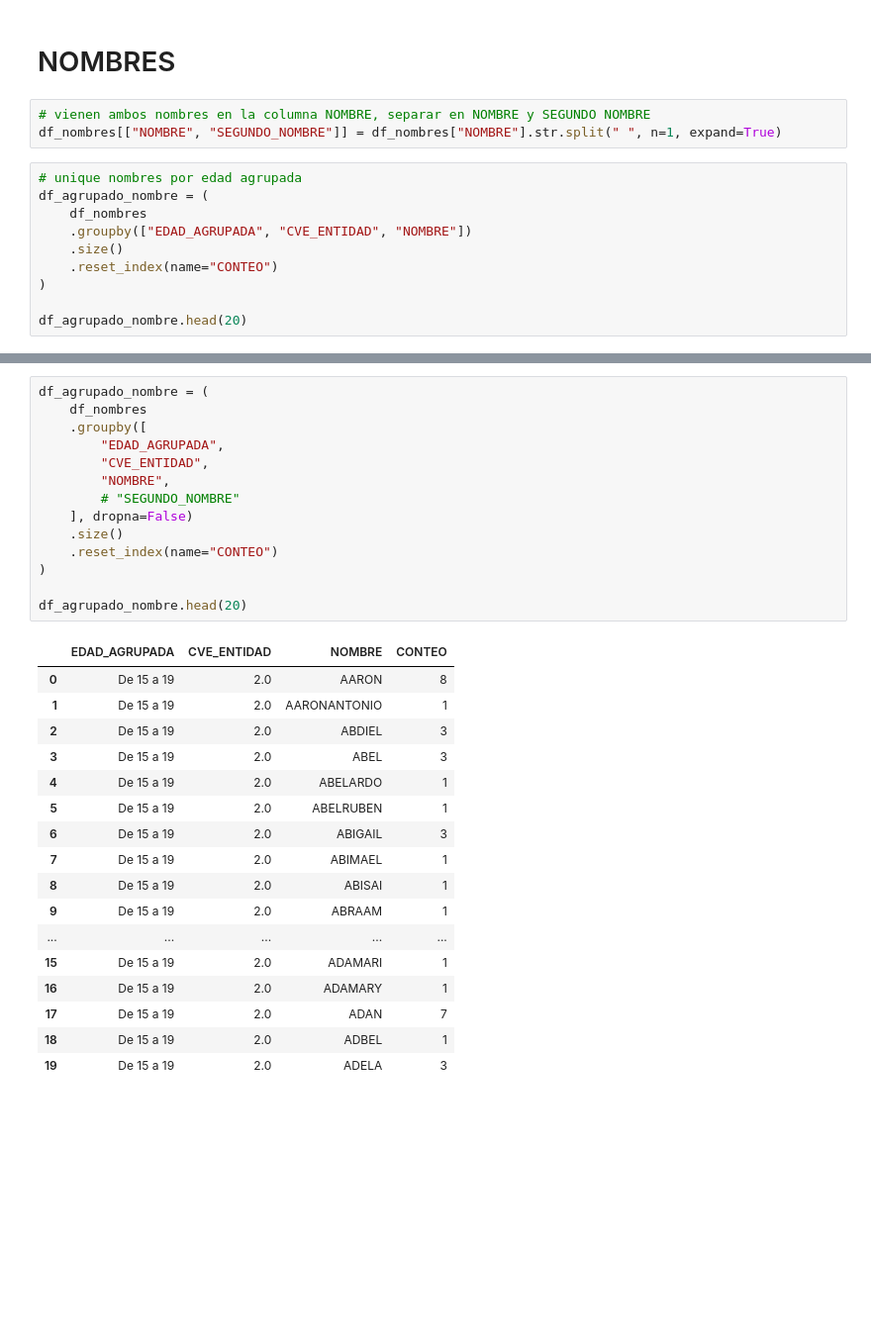
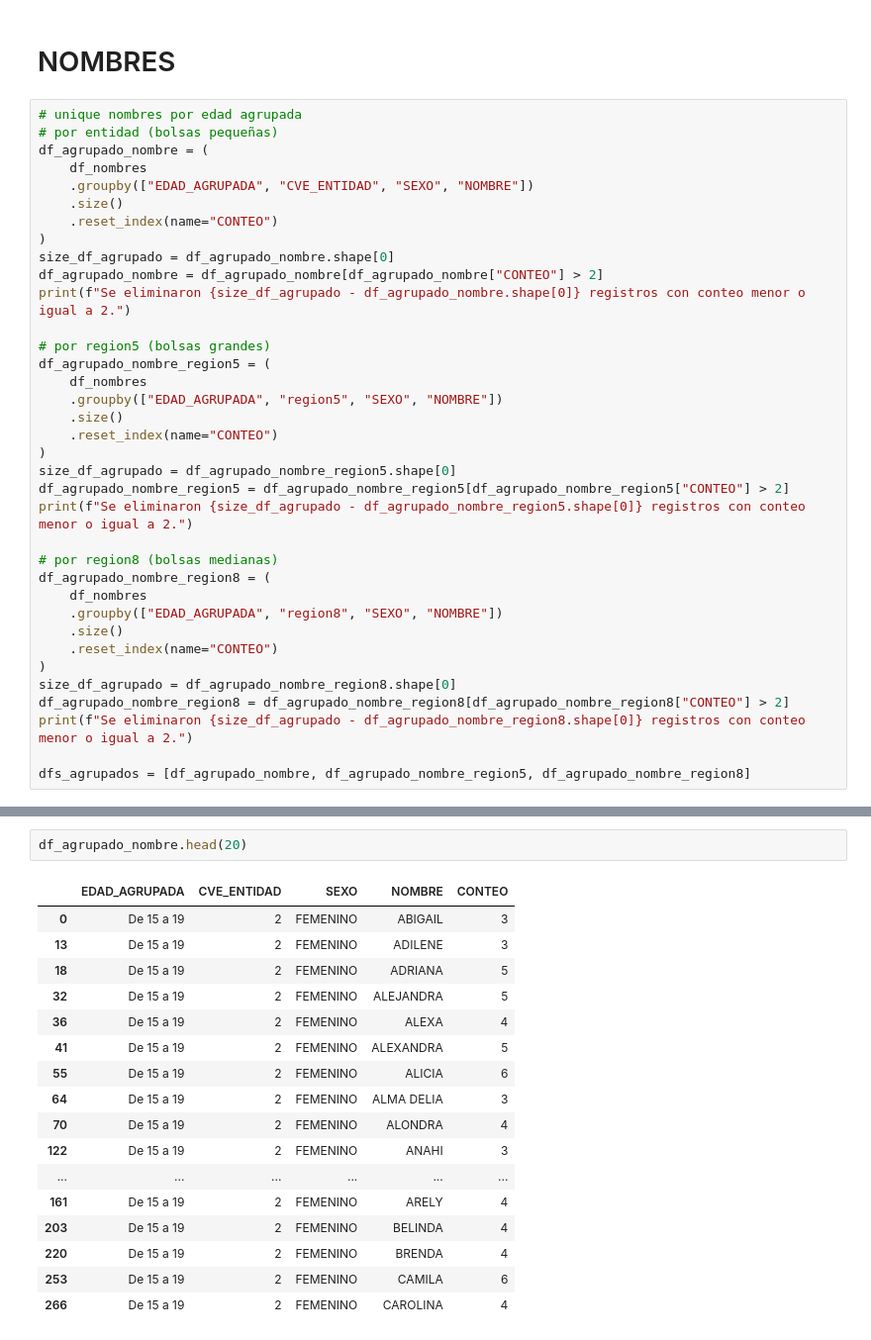
Before and after one commit to Daegas/datos_semisinteticos, a Jupyter notebook: notebooks/nombres.ipynb, the cells around one changed output, grey strips where cells are left out. Shown at 99% size. Drawn from its saved outputs; the diff is of its cells as text; blank space fills up the shorter version.

Commit message:
finish first draft of edr+names

```diff
--- a/notebooks/nombres.ipynb
+++ b/notebooks/nombres.ipynb
@@ -123,16 +165,39 @@ df_nombres.head()
 # %% [markdown]
 # NOMBRES
-# %%
-# vienen ambos nombres en la columna NOMBRE, separar en NOMBRE y SEGUNDO NOMBRE
-df_nombres[["NOMBRE", "SEGUNDO_NOMBRE"]] = df_nombres["NOMBRE"].str.split(" ", n=1, expand=True)
 # %%
 # unique nombres por edad agrupada
+# por entidad (bolsas pequeñas)
 df_agrupado_nombre = (
     df_nombres
-    .groupby(["EDAD_AGRUPADA", "CVE_ENTIDAD", "NOMBRE"])
+    .groupby(["EDAD_AGRUPADA", "CVE_ENTIDAD", "SEXO", "NOMBRE"])
     .size()
     .reset_index(name="CONTEO")
 )
+size_df_agrupado = df_agrupado_nombre.shape[0]
+df_agrupado_nombre = df_agrupado_nombre[df_agrupado_nombre["CONTEO"] > 2]
+print(f"Se eliminaron {size_df_agrupado - df_agrupado_nombre.shape[0]} registros con conteo menor o igual a 2.")
 
-df_agrupado_nombre.head(20)
+# por region5 (bolsas grandes)
+df_agrupado_nombre_region5 = (
+    df_nombres
+    .groupby(["EDAD_AGRUPADA", "region5", "SEXO", "NOMBRE"])
+    .size()
+    .reset_index(name="CONTEO")
+)
+size_df_agrupado = df_agrupado_nombre_region5.shape[0]
+df_agrupado_nombre_region5 = df_agrupado_nombre_region5[df_agrupado_nombre_region5["CONTEO"] > 2]
+print(f"Se eliminaron {size_df_agrupado - df_agrupado_nombre_region5.shape[0]} registros con conteo menor o igual a 2.")
+
+# por region8 (bolsas medianas)
+df_agrupado_nombre_region8 = (
+    df_nombres
+    .groupby(["EDAD_AGRUPADA", "region8", "SEXO", "NOMBRE"])
+    .size()
+    .reset_index(name="CONTEO")
+)
+size_df_agrupado = df_agrupado_nombre_region8.shape[0]
+df_agrupado_nombre_region8 = df_agrupado_nombre_region8[df_agrupado_nombre_region8["CONTEO"] > 2]
+print(f"Se eliminaron {size_df_agrupado - df_agrupado_nombre_region8.shape[0]} registros con conteo menor o igual a 2.")
+
+dfs_agrupados = [df_agrupado_nombre, df_agrupado_nombre_region5, df_agrupado_nombre_region8]
 # %% [output]
@@ -178,32 +207,20 @@ Probabilidades "media"
 # %%
-df_agrupado_nombre = (
-    df_nombres
-    .groupby([
-        "EDAD_AGRUPADA",
-        "CVE_ENTIDAD",
-        "NOMBRE",
-        # "SEGUNDO_NOMBRE"
-    ], dropna=False)
-    .size()
-    .reset_index(name="CONTEO")
-)
-
 df_agrupado_nombre.head(20)
 # %% [output]
-|  | EDAD_AGRUPADA | CVE_ENTIDAD | NOMBRE | CONTEO |
-| 0 | De 15 a 19 | 2.0 | AARON | 8 |
-| 1 | De 15 a 19 | 2.0 | AARONANTONIO | 1 |
-| 2 | De 15 a 19 | 2.0 | ABDIEL | 3 |
-| 3 | De 15 a 19 | 2.0 | ABEL | 3 |
-| 4 | De 15 a 19 | 2.0 | ABELARDO | 1 |
-| 5 | De 15 a 19 | 2.0 | ABELRUBEN | 1 |
-| 6 | De 15 a 19 | 2.0 | ABIGAIL | 3 |
-| 7 | De 15 a 19 | 2.0 | ABIMAEL | 1 |
-| 8 | De 15 a 19 | 2.0 | ABISAI | 1 |
-| 9 | De 15 a 19 | 2.0 | ABRAAM | 1 |
-| ... | ... | ... | ... | ... |
-| 15 | De 15 a 19 | 2.0 | ADAMARI | 1 |
-| 16 | De 15 a 19 | 2.0 | ADAMARY | 1 |
-| 17 | De 15 a 19 | 2.0 | ADAN | 7 |
-| 18 | De 15 a 19 | 2.0 | ADBEL | 1 |
-| 19 | De 15 a 19 | 2.0 | ADELA | 3 |
+|  | EDAD_AGRUPADA | CVE_ENTIDAD | SEXO | NOMBRE | CONTEO |
+| 0 | De 15 a 19 | 2 | FEMENINO | ABIGAIL | 3 |
+| 13 | De 15 a 19 | 2 | FEMENINO | ADILENE | 3 |
+| 18 | De 15 a 19 | 2 | FEMENINO | ADRIANA | 5 |
+| 32 | De 15 a 19 | 2 | FEMENINO | ALEJANDRA | 5 |
+| 36 | De 15 a 19 | 2 | FEMENINO | ALEXA | 4 |
+| 41 | De 15 a 19 | 2 | FEMENINO | ALEXANDRA | 5 |
+| 55 | De 15 a 19 | 2 | FEMENINO | ALICIA | 6 |
+| 64 | De 15 a 19 | 2 | FEMENINO | ALMA DELIA | 3 |
+| 70 | De 15 a 19 | 2 | FEMENINO | ALONDRA | 4 |
+| 122 | De 15 a 19 | 2 | FEMENINO | ANAHI | 3 |
+| ... | ... | ... | ... | ... | ... |
+| 161 | De 15 a 19 | 2 | FEMENINO | ARELY | 4 |
+| 203 | De 15 a 19 | 2 | FEMENINO | BELINDA | 4 |
+| 220 | De 15 a 19 | 2 | FEMENINO | BRENDA | 4 |
+| 253 | De 15 a 19 | 2 | FEMENINO | CAMILA | 6 |
+| 266 | De 15 a 19 | 2 | FEMENINO | CAROLINA | 4 |
```
Also changed, not shown: parts of 19 cells of this notebook, 10 other files.
